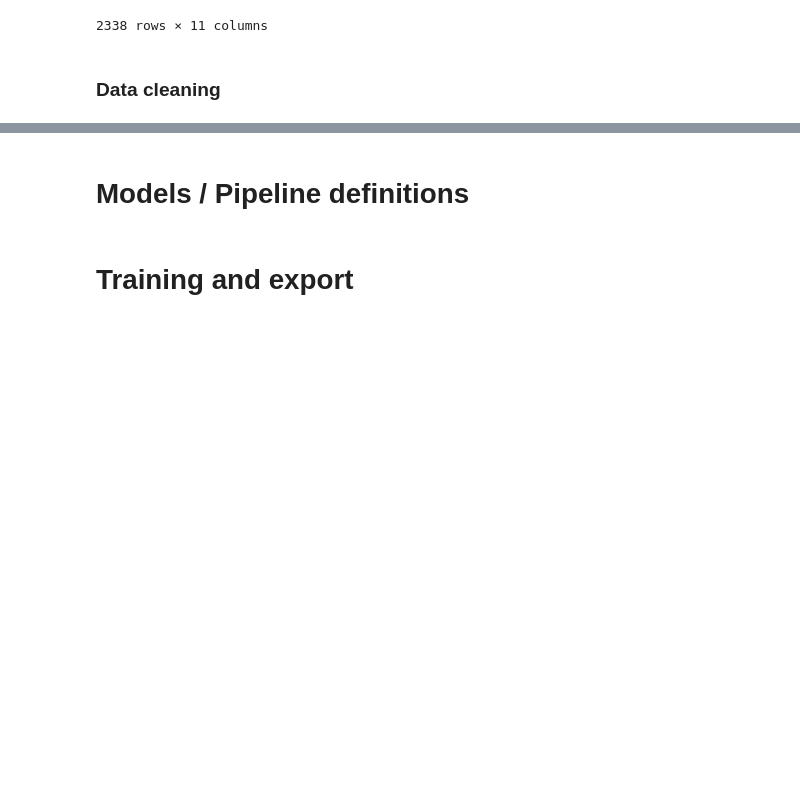
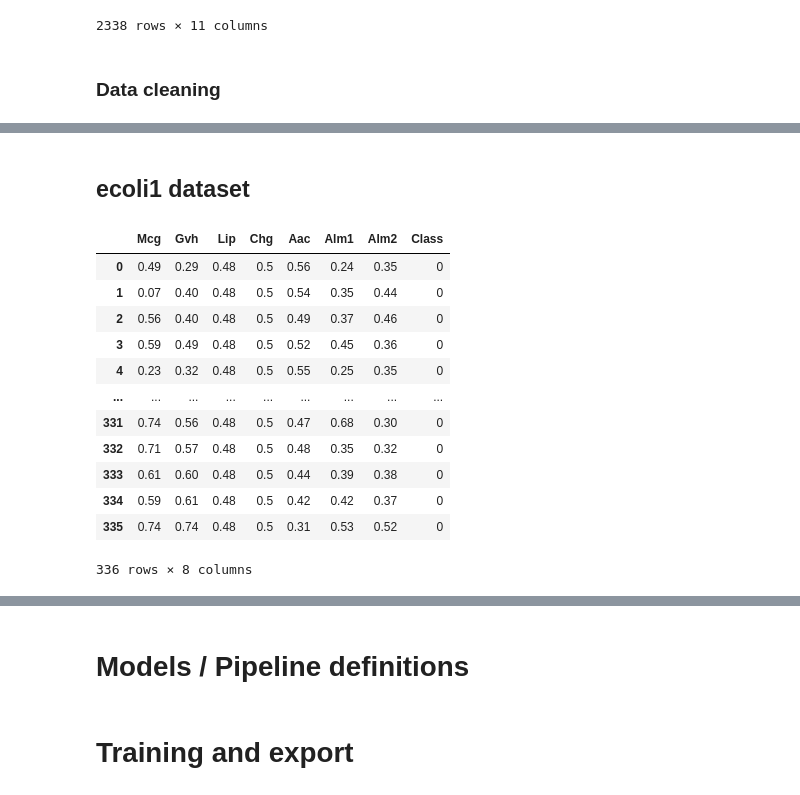
Before and after one commit to Matdrox/dl_music_label_swapping, a Jupyter notebook: binary classification/bin_training_all.ipynb, the cells around one changed output, grey strips where cells are left out. Drawn from its saved outputs; the diff is of its cells as text; code cells hidden in the pictures; blank space fills up the shorter version.

Commit message:
After a training run

```diff
--- a/binary classification/bin_training_all.ipynb
+++ b/binary classification/bin_training_all.ipynb
@@ -101,0 +124,45 @@ np.float64(39.310344827586206)
+# %% [markdown]
+## ecoli1 dataset
+# %%
+file_name = "./datasets/ecoli1/ecoli1.dat"
+#if os.path.exists(file_name):
+#    print("exists")
+
+df = pd.read_csv(
+    file_name,
+    comment='@',
+    header=None,
+    sep=','
+)
+
+columns = [
+    "Mcg", "Gvh", "Lip", "Chg",
+    "Aac", "Alm1", "Alm2", "Class"
+]
+
+df.columns = columns
+
+# set Class values to 0 and 1 but match even if trailing spaces after "positive" and "negative"
+
+df["Class"] = df["Class"].map({" negative": 0, " positive": 1, " negative    ": 0})
+
+X = df.drop("Class", axis=1).values
+y = df["Class"].values
+
+df
+
+#folds = load_data(file_name, type_data="imbalanced", raw=True)
+# %% [output]
+|  | Mcg | Gvh | Lip | Chg | Aac | Alm1 | Alm2 | Class |
+| 0 | 0.49 | 0.29 | 0.48 | 0.5 | 0.56 | 0.24 | 0.35 | 0 |
+| 1 | 0.07 | 0.40 | 0.48 | 0.5 | 0.54 | 0.35 | 0.44 | 0 |
+| 2 | 0.56 | 0.40 | 0.48 | 0.5 | 0.49 | 0.37 | 0.46 | 0 |
+| 3 | 0.59 | 0.49 | 0.48 | 0.5 | 0.52 | 0.45 | 0.36 | 0 |
+| 4 | 0.23 | 0.32 | 0.48 | 0.5 | 0.55 | 0.25 | 0.35 | 0 |
+| ... | ... | ... | ... | ... | ... | ... | ... | ... |
+| 331 | 0.74 | 0.56 | 0.48 | 0.5 | 0.47 | 0.68 | 0.30 | 0 |
+| 332 | 0.71 | 0.57 | 0.48 | 0.5 | 0.48 | 0.35 | 0.32 | 0 |
+| 333 | 0.61 | 0.60 | 0.48 | 0.5 | 0.44 | 0.39 | 0.38 | 0 |
+| 334 | 0.59 | 0.61 | 0.48 | 0.5 | 0.42 | 0.42 | 0.37 | 0 |
+| 335 | 0.74 | 0.74 | 0.48 | 0.5 | 0.31 | 0.53 | 0.52 | 0 |
+336 rows × 8 columns
```
Also changed, not shown: parts of 16 cells of this notebook, 2 other files.
